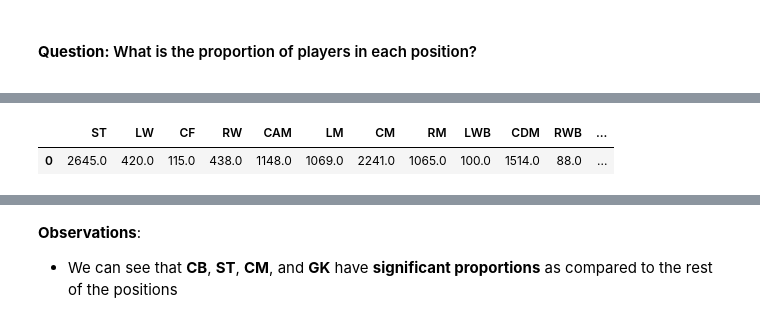
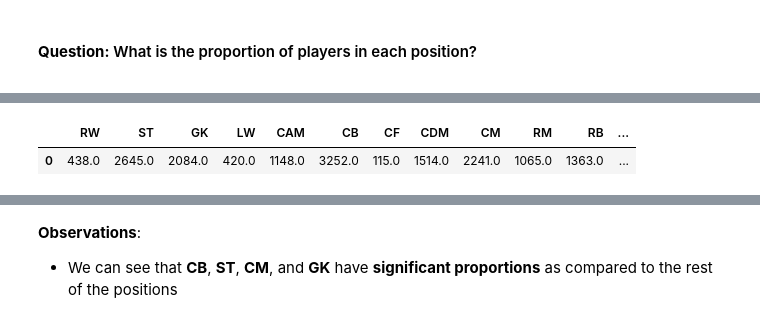
Before and after one commit to mit4/Fifa-Player-Analysis, a Jupyter notebook: FIFA Player Analysis.ipynb, the cells around one changed output, grey strips where cells are left out. Cells and saved outputs as stored; diff of their text form; code cells hidden in the pictures.

```diff
--- a/FIFA Player Analysis.ipynb
+++ b/FIFA Player Analysis.ipynb
@@ -439,7 +431,7 @@ def calc_marking(row):
   else:
     return np.nan
 
-data['player_positions']=data.apply(sim_pos, axis=1)
+#data['player_positions']=data.apply(sim_pos, axis=1)
 data['Right Foot']=data.apply(foot_trans, axis=1)
 data['rough_position']=data.apply(pos_trans, axis=1)
 data['Marking']=data.apply(calc_marking, axis=1)
@@ -596,22 +619,21 @@ compare_players(['Neymar Jr', 'Pogba', 'K. Mbappé'])
 # %%
-all_pos=['LS','ST','RS','LW','LF','CF','RF','RW','LAM','CAM','RAM','LM','LCM','CM','RCM','RM','LWB','LDM','CDM','RDM','RWB',
-         'LB','LCB','CB','RCB','RB','GK']
-sta_pos=pd.DataFrame(np.zeros(27).reshape(1,27),columns=all_pos)
+all_pos=data['player_positions'].unique()
+sta_pos=pd.DataFrame(np.zeros(15).reshape(1,15),columns=all_pos)
 
 def add(row):
   '''
   Adds a value by 1 everytime a particular position is detected.
   For Example: Adds 1 to ST column if a player's position is ST (Striker)
   '''
   sta_pos[row.player_positions][0]+=1
 
 data.apply(add,axis=1)
 sta_pos=sta_pos.loc[:,~(sta_pos==0).all()]
 
 sta_pos
 # %% [output]
-|  | ST | LW | CF | RW | CAM | LM | CM | RM | LWB | CDM | RWB | ... |
-| 0 | 2645.0 | 420.0 | 115.0 | 438.0 | 1148.0 | 1069.0 | 2241.0 | 1065.0 | 100.0 | 1514.0 | 88.0 | ... |
+|  | RW | ST | GK | LW | CAM | CB | CF | CDM | CM | RM | RB | ... |
+| 0 | 438.0 | 2645.0 | 2084.0 | 420.0 | 1148.0 | 3252.0 | 115.0 | 1514.0 | 2241.0 | 1065.0 | 1363.0 | ... |
 # %%
 # Displaying the distribution of positions
 fig = px.pie(sta_pos, values=sta_pos.loc[0,:], names=sta_pos.columns)
```
Also changed, not shown: parts of 10 cells of this notebook.
